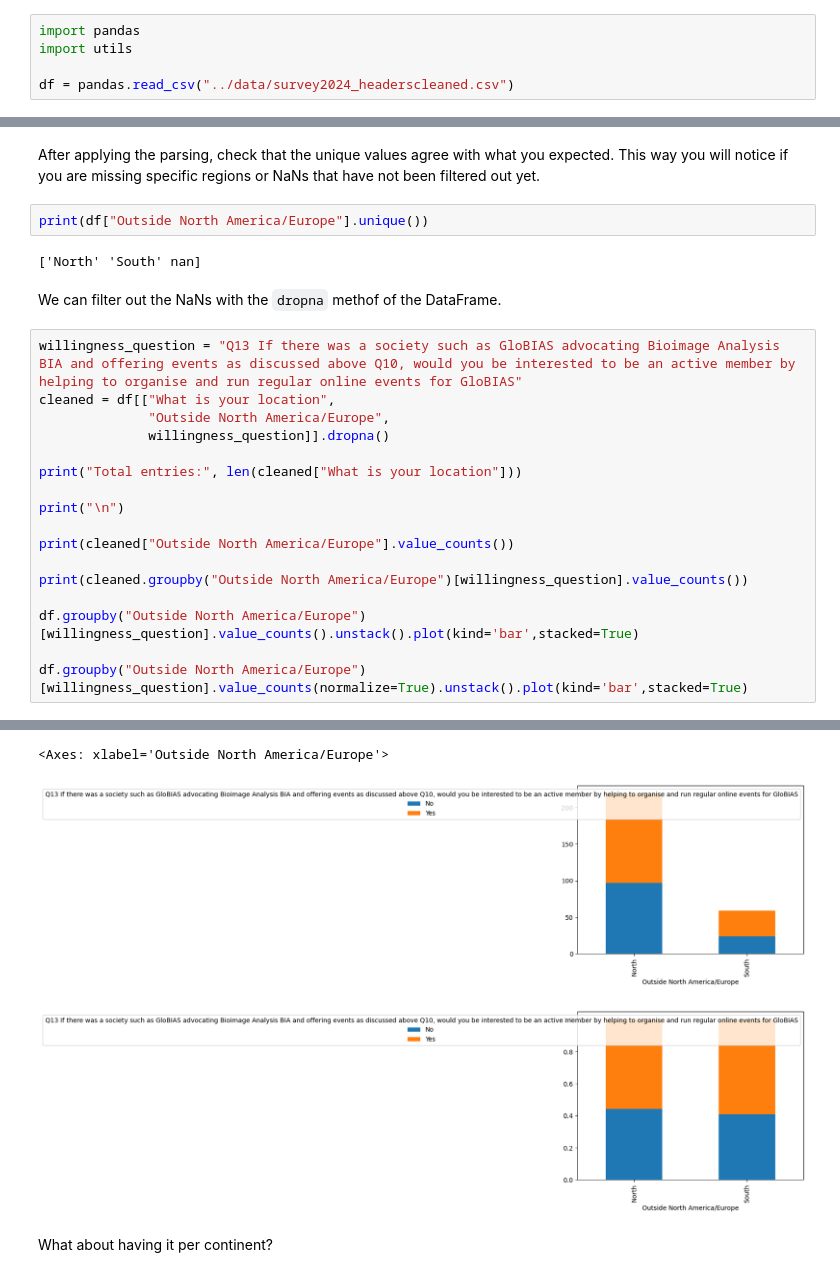
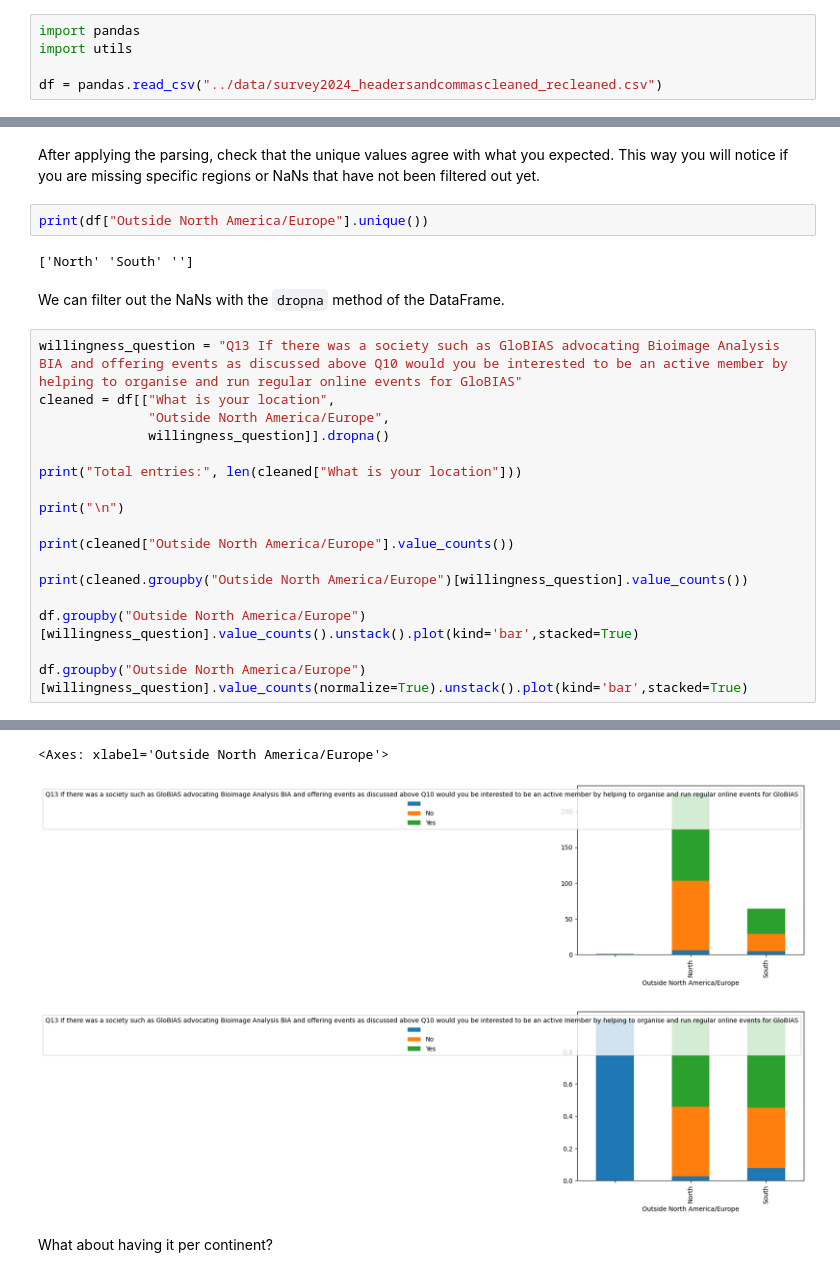
Before and after one commit to GloBIAS-BioimageAnalysts/Survey_2024, a Jupyter notebook: notebooks/demographics.ipynb, the cells around one changed output, grey strips where cells are left out. Saved outputs shown, nothing was run; the diff lists cells and outputs as text.

```diff
--- a/notebooks/demographics.ipynb
+++ b/notebooks/demographics.ipynb
@@ -2,7 +2,7 @@
 import pandas
 import utils
 
-df = pandas.read_csv("../data/survey2024_headerscleaned.csv")
+df = pandas.read_csv("../data/survey2024_headersandcommascleaned_recleaned.csv")
 # %%
 more_than_5_answers = ['PhD student','staff scientist researcher','core facility head','postdoctoral researcher','professor','junior group leader']
 
@@ -76,11 +76,11 @@ After applying the parsing, check that the unique values agree with what you exp
 # %%
 print(df["Outside North America/Europe"].unique())
 # %% [output]
-['North' 'South' nan]
+['North' 'South' '']
 # %% [markdown]
-We can filter out the NaNs with the `dropna` methof of the DataFrame.
+We can filter out the NaNs with the `dropna` method of the DataFrame.
 # %%
-willingness_question = "Q13 If there was a society such as GloBIAS advocating Bioimage Analysis BIA and offering events as discussed above Q10, would you be interested to be an active member by helping to organise and run regular online events for GloBIAS"
+willingness_question = "Q13 If there was a society such as GloBIAS advocating Bioimage Analysis BIA and offering events as discussed above Q10 would you be interested to be an active member by helping to organise and run regular online events for GloBIAS"
 cleaned = df[["What is your location",
               "Outside North America/Europe",
               willingness_question]].dropna()
@@ -112,7 +116,7 @@ South                         Yes
 Name: count, dtype: int64
 <Axes: xlabel='Outside North America/Europe'>
-[figure, old version]
+[figure, new version]
-[figure, old version]
+[figure, new version]
 # %% [markdown]
 What about having it per continent?
 # %%
```
Also changed, not shown: parts of 11 cells of this notebook, 18 other files.
